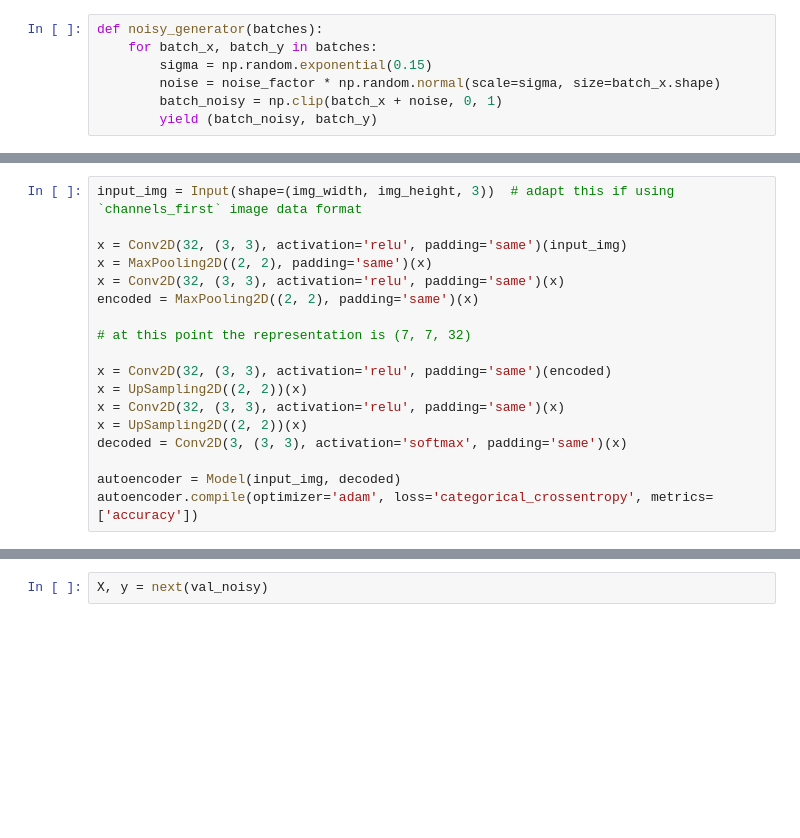
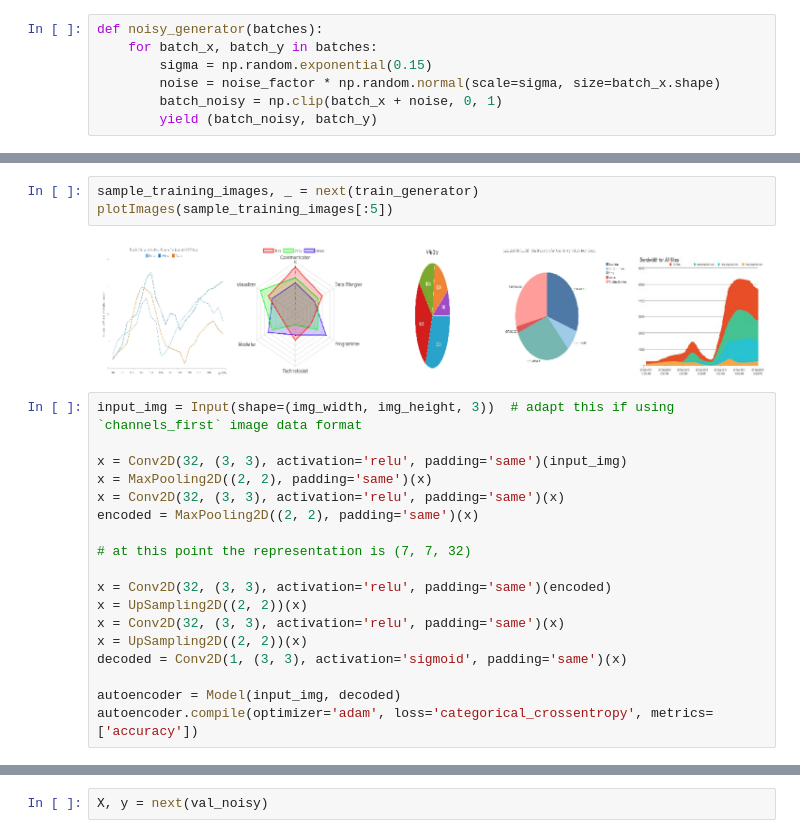
Before and after one commit to anirudh-g/Msc-Data-science, a Jupyter notebook: Autoencoders.ipynb, the cells around one changed output, grey strips where cells are left out. Saved outputs shown, nothing was run; the diff lists cells and outputs as text; blank space fills up the shorter version.

```diff
--- a/Autoencoders.ipynb
+++ b/Autoencoders.ipynb
@@ -89,3 +94,8 @@ plotImages(sample_training_images[:5])
+# %%
+sample_training_images, _ = next(train_generator)
+plotImages(sample_training_images[:5])
+# %% [output]
+[figure, added]
 # %%
 input_img = Input(shape=(img_width, img_height, 3))  # adapt this if using `channels_first` image data format
 
@@ -100,7 +110,7 @@ x = Conv2D(32, (3, 3), activation='relu', padding='same')(encoded)
 x = UpSampling2D((2, 2))(x)
 x = Conv2D(32, (3, 3), activation='relu', padding='same')(x)
 x = UpSampling2D((2, 2))(x)
-decoded = Conv2D(3, (3, 3), activation='softmax', padding='same')(x)
+decoded = Conv2D(1, (3, 3), activation='sigmoid', padding='same')(x)
 
 autoencoder = Model(input_img, decoded)
 autoencoder.compile(optimizer='adam', loss='categorical_crossentropy', metrics=['accuracy'])
```
Also changed, not shown: parts of 10 cells of this notebook.
